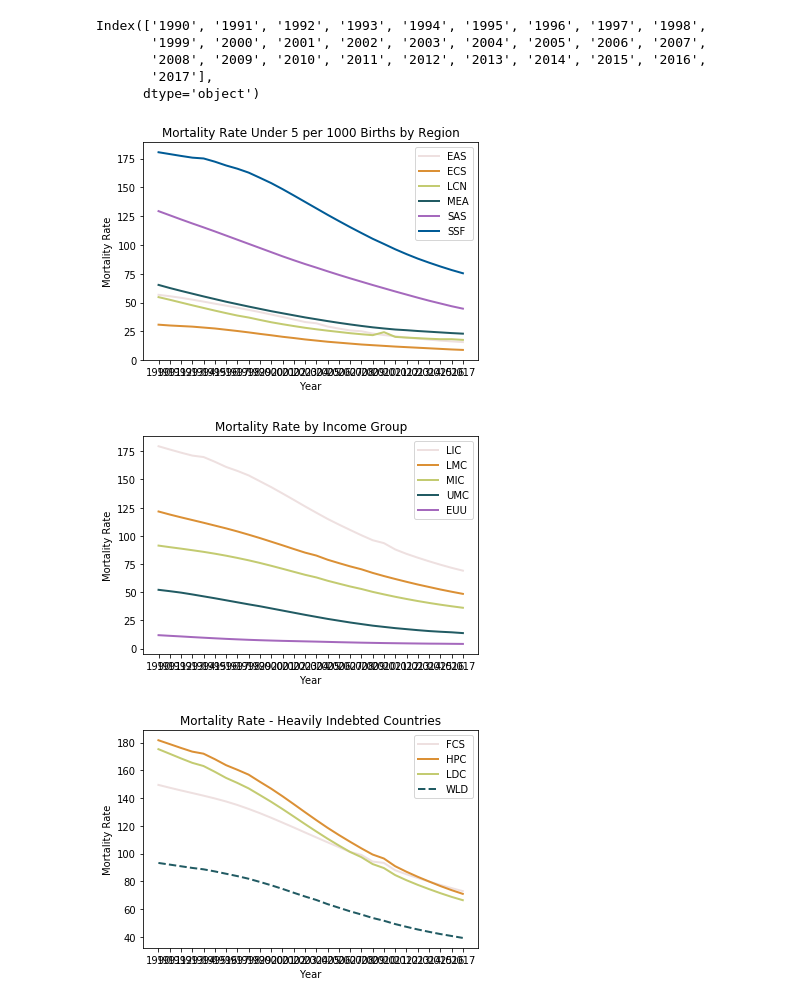
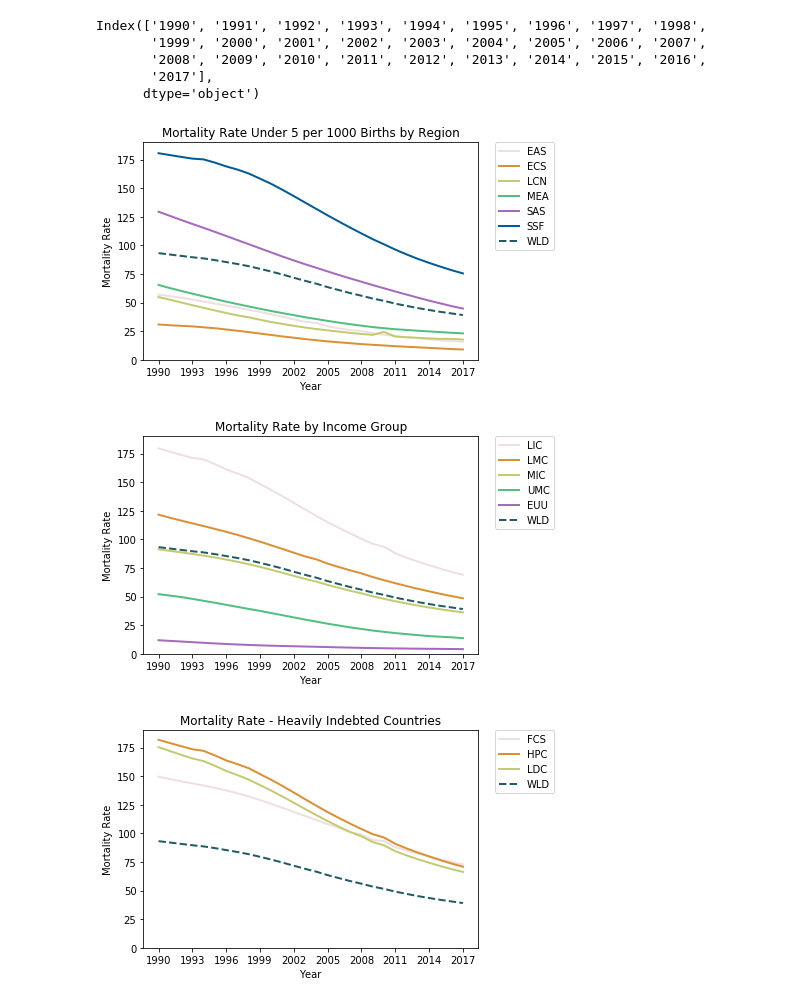
Before and after one commit to Adigine/GWARL_Group_Project, a Jupyter notebook: Pat/Mortality Rate Charts.ipynb, the cells around one changed output. Cells and saved outputs as stored; diff of their text form; code cells hidden in the pictures.

Commit message:
added charts

```diff
--- a/Pat/Mortality Rate Charts.ipynb
+++ b/Pat/Mortality Rate Charts.ipynb
@@ -46,50 +46,65 @@ LDC = mort_all.loc['LDC', years]
 World = mort_all.loc['WLD', years]
 # %%
 #By Region - no values for North America
-plt.plot(years, one, marker='', color='#eee0e0', linewidth=2)
+ax = plt.plot(years, one, marker='', color='#eee0e0', linewidth=2)
 plt.plot(years, two, marker='', color='#db9035', linewidth=2)
 plt.plot(years, three, marker='', color='#c3cb71', linewidth=2)
-plt.plot(years, four, marker='', color='#215b63', linewidth=2)
+plt.plot(years, four, marker='', color='#52BE80', linewidth=2)
 plt.plot(years, five, marker='', color='#A569BD', linewidth=2)
 plt.plot(years, six, marker='', color='#005b96', linewidth=2)
-plt.legend()
+plt.plot(years, World, marker='', color='#215b63', linewidth=2, linestyle='dashed')
+plt.legend(bbox_to_anchor=(1.05, 1), loc=2, borderaxespad=0.)
 
+length =27
+xmarks = range(0, length+1, 3)
+plt.xticks(xmarks)
 
-# markersize=4
-# markerfacecolor='blue'
-#linestyle='dashed'
-
+plt.ylim(0,190)
 plt.xlabel('Year')
 plt.ylabel('Mortality Rate')
 plt.title("Mortality Rate Under 5 per 1000 Births by Region")
 plt.show()
 # %% [output]
-[figure, old version]
+[figure, new version]
 # %%
 #By Income - EU in place of high
 plt.plot(years, lower, marker='', color='#eee0e0', linewidth=2)
 plt.plot(years, lower_mid, marker='', color='#db9035', linewidth=2)
 plt.plot(years, mid_mid, marker='', color='#c3cb71', linewidth=2)
-plt.plot(years, upper_mid, marker='', color='#215b63', linewidth=2)
+plt.plot(years, upper_mid, marker='', color='#52BE80', linewidth=2)
 plt.plot(years, EU_high, marker='', color='#A569BD', linewidth=2)
-plt.legend()
+plt.plot(years, World, marker='', color='#215b63', linewidth=2, linestyle='dashed')
+plt.legend(bbox_to_anchor=(1.05, 1), loc=2, borderaxespad=0.)
 
+length =27
+xmarks = range(0, length+1, 3)
+plt.xticks(xmarks)
+
+plt.ylim(0,190)
 plt.xlabel('Year')
 plt.ylabel('Mortality Rate')
 plt.title("Mortality Rate by Income Group")
 plt.show()
 # %% [output]
-[figure, old version]
+[figure, new version]
 # %%
 plt.plot(years, FCS, marker='', color='#eee0e0', linewidth=2)
 plt.plot(years, HPC, marker='', color='#db9035', linewidth=2)
 plt.plot(years, LDC, marker='', color='#c3cb71', linewidth=2)
 plt.plot(years, World, marker='', color='#215b63', linewidth=2, linestyle='dashed')
-plt.legend()
+plt.legend(bbox_to_anchor=(1.05, 1), loc=2, borderaxespad=0.)
 
+
+
+length =27
+xmarks = range(0, length+1, 3)
+plt.xticks(xmarks)
+plt.ylim(0,190)
 plt.xlabel('Year')
 plt.ylabel('Mortality Rate')
 plt.title("Mortality Rate - Heavily Indebted Countries")
+
+
 plt.show()
 # %% [output]
-[figure, old version]
+[figure, new version]
```
